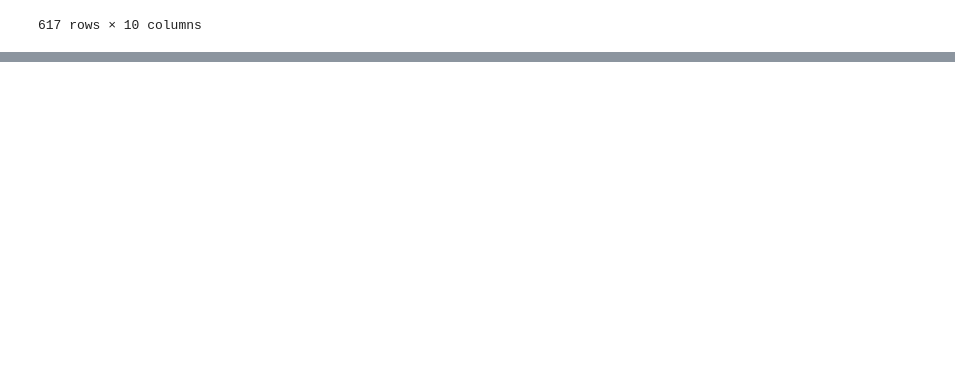
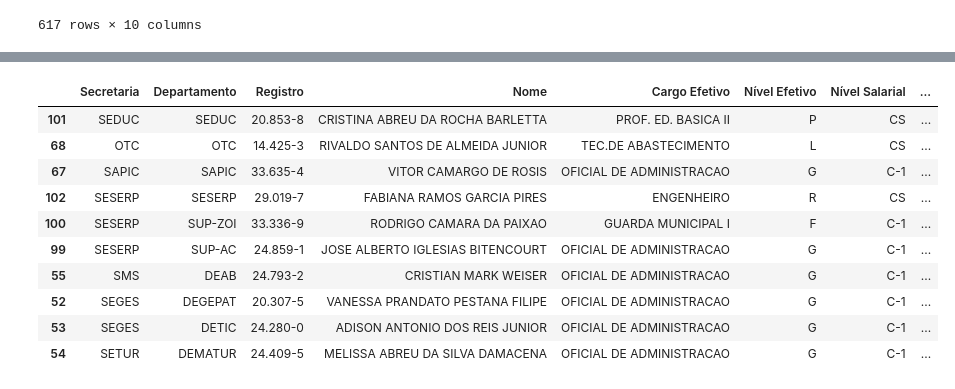
Before and after one commit to gabrielfior/open-data-hertie, a Jupyter notebook: notebooks/Appointed_positions_santos.ipynb, the cells around one changed output, grey strips where cells are left out. Saved outputs shown, nothing was run; the diff lists cells and outputs as text; code cells hidden in the pictures; blank space fills up the shorter version.

```diff
--- a/notebooks/Appointed_positions.ipynb
+++ b/notebooks/Appointed_positions_santos.ipynb
@@ -3,11 +3,14 @@
 import pandas as pd
 import os
 import matplotlib.pyplot as plt
+# %%
+pd.options.display.max_rows = 999
+pd.options.display.max_columns = 999
 # %%
 FILEPATHS = { # For october only
     'comissionados_nao_quadro':'comissionados_nao_quadro_out.xls',
     'comissionados_quadro':'comissionados_quadro_out.xls',
-    'folha_pgto':'folha_pgto_out.xls',
+    'folha_pgto_oct':'folha_pgto_out.xls',
     'media_salario':'media_salario_out.xls',
     'servants': 'servidores_out.xls'
 }
@@ -223,0 +290,4 @@ servidores[servidores['Cargo']=='AUXILIAR DE SERV. GERAIS']
+# %%
+# olhar media salarial, ver salarios para cada vaga.
+# colocar salarios para cada comissionado quadro, para comparar as diferencas em salario
+media_salarial = pd.read_excel('../data/media_salarial_out.xls').dropna()
@@ -223,0 +303,22 @@ servidores[servidores['Cargo']=='AUXILIAR DE SERV. GERAIS']
+# %%
+mudancas_cargo_quadro = comissionados_quadro.merge(media_salarial[['Cargo','Média Salarial']],
+                                                   left_on='Cargo Efetivo',right_on='Cargo')
+mudancas_cargo_quadro.rename(columns={'Média Salarial':'salario_efetivo'},inplace=True)
+mudancas_cargo_quadro = mudancas_cargo_quadro.merge(media_salarial[['Cargo','Média Salarial']],
+                                                   left_on='Cargo Atual',right_on='Cargo')
+mudancas_cargo_quadro.rename(columns={'Média Salarial':'salario_atual'},inplace=True)
+mudancas_cargo_quadro['diff'] = mudancas_cargo_quadro['salario_atual'] - mudancas_cargo_quadro['salario_efetivo']
+# %%
+mudancas_cargo_quadro.sort_values('diff',ascending=False).head(10)
+# %% [output]
+|  | Secretaria | Departamento | Registro | Nome | Cargo Efetivo | Nível Efetivo | Nível Salarial | ... |
+| 101 | SEDUC | SEDUC | 20.853-8 | CRISTINA ABREU DA ROCHA BARLETTA | PROF. ED. BASICA II | P | CS | ... |
+| 68 | OTC | OTC | 14.425-3 | RIVALDO SANTOS DE ALMEIDA JUNIOR | TEC.DE ABASTECIMENTO | L | CS | ... |
+| 67 | SAPIC | SAPIC | 33.635-4 | VITOR CAMARGO DE ROSIS | OFICIAL DE ADMINISTRACAO | G | C-1 | ... |
+| 102 | SESERP | SESERP | 29.019-7 | FABIANA RAMOS GARCIA PIRES | ENGENHEIRO | R | CS | ... |
+| 100 | SESERP | SUP-ZOI | 33.336-9 | RODRIGO CAMARA DA PAIXAO | GUARDA MUNICIPAL I | F | C-1 | ... |
+| 99 | SESERP | SUP-AC | 24.859-1 | JOSE ALBERTO IGLESIAS BITENCOURT | OFICIAL DE ADMINISTRACAO | G | C-1 | ... |
+| 55 | SMS | DEAB | 24.793-2 | CRISTIAN MARK WEISER | OFICIAL DE ADMINISTRACAO | G | C-1 | ... |
+| 52 | SEGES | DEGEPAT | 20.307-5 | VANESSA PRANDATO PESTANA FILIPE | OFICIAL DE ADMINISTRACAO | G | C-1 | ... |
+| 53 | SEGES | DETIC | 24.280-0 | ADISON ANTONIO DOS REIS JUNIOR | OFICIAL DE ADMINISTRACAO | G | C-1 | ... |
+| 54 | SETUR | DEMATUR | 24.409-5 | MELISSA ABREU DA SILVA DAMACENA | OFICIAL DE ADMINISTRACAO | G | C-1 | ... |
```
Also changed, not shown: parts of 9 cells of this notebook, 5 other files.
